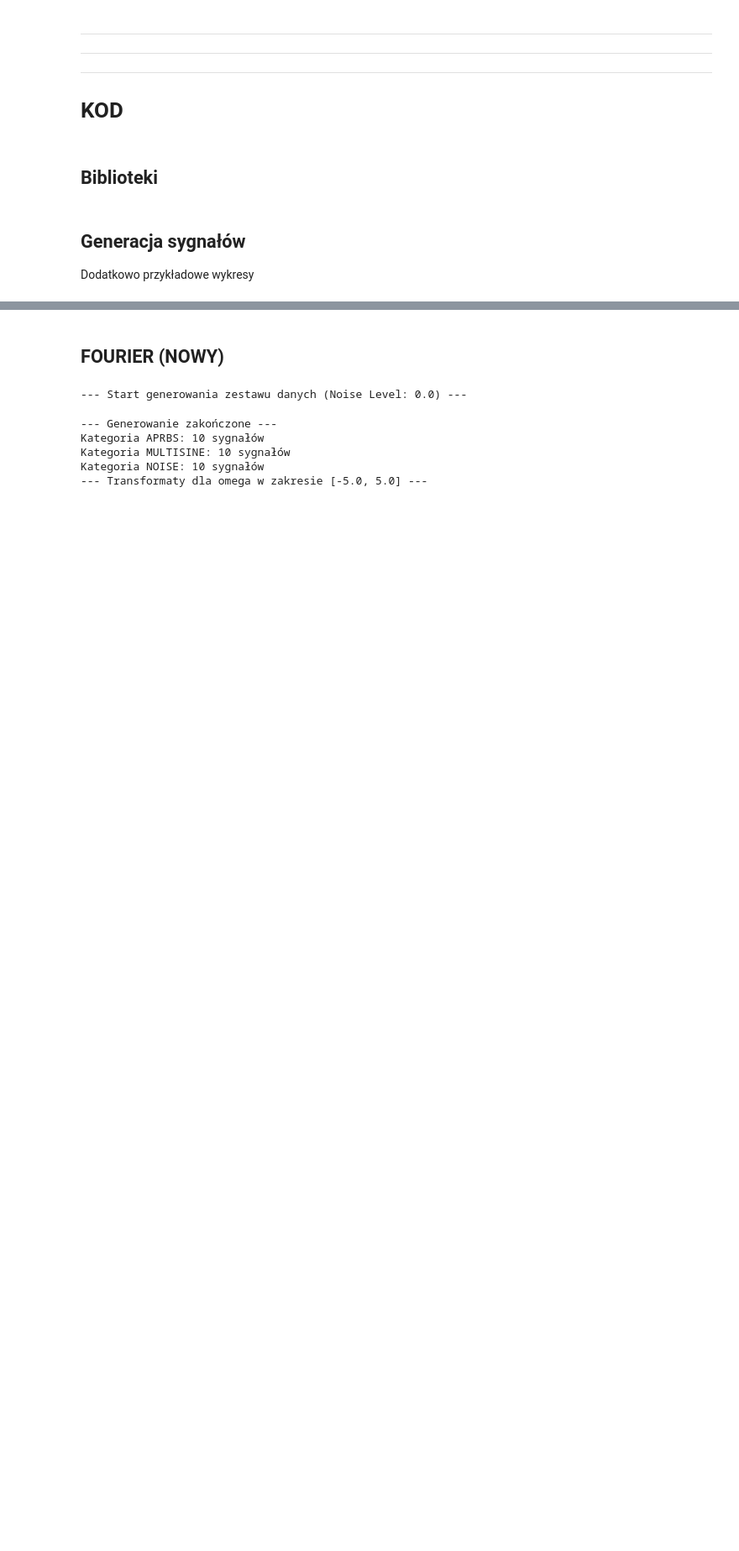
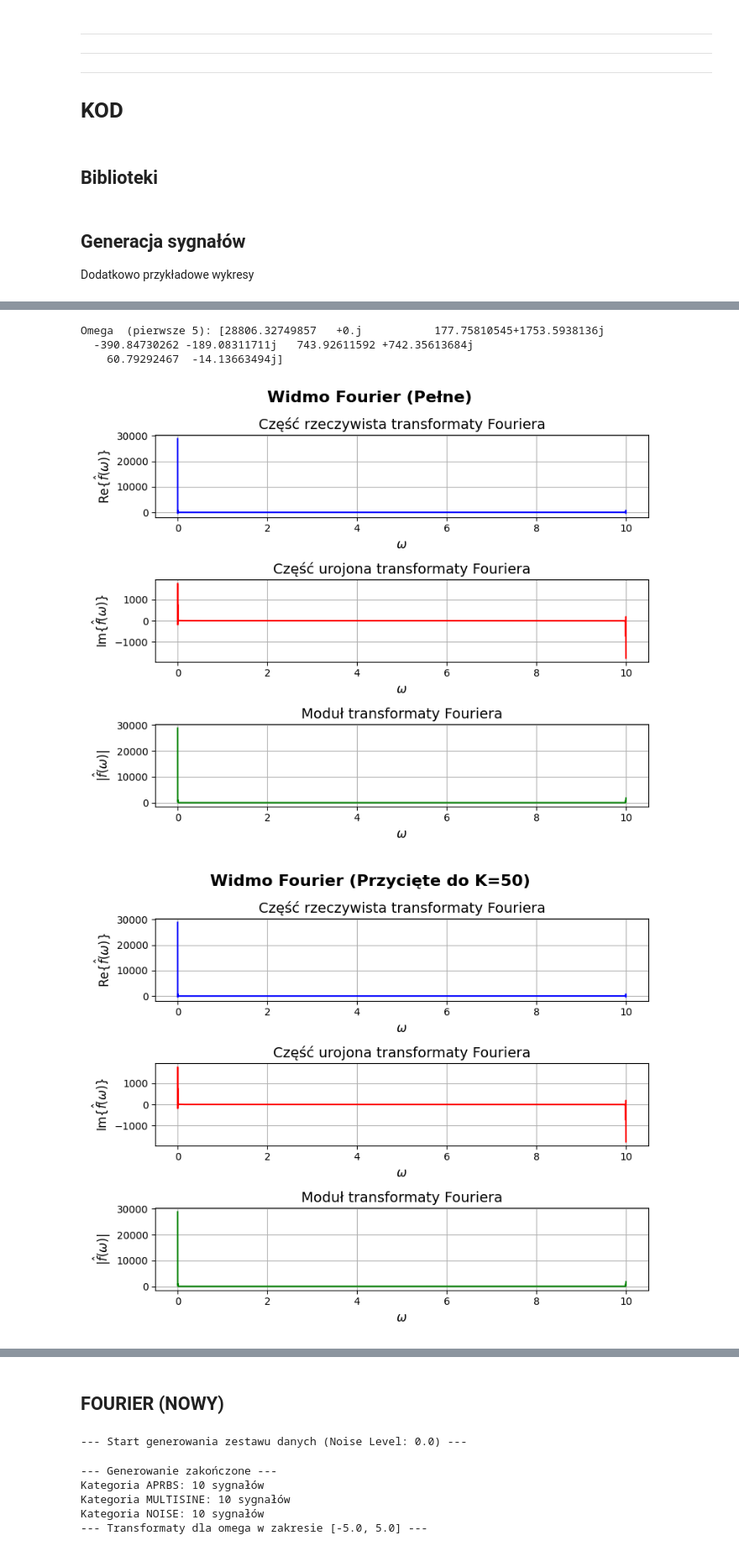
Before and after one commit to grzesiex22/Signals_1D_compression, a Jupyter notebook: main.ipynb, the cells around one changed output, grey strips where cells are left out. Shown at 84% size. Drawn from its saved outputs; the diff is of its cells as text; code cells hidden in the pictures; blank space fills up the shorter version.

```diff
--- a/main.ipynb
+++ b/main.ipynb
@@ -128,0 +131,38 @@ Trajektoria nr 1:
+# %%
+# 1. Generujemy dane
+creator = DatasetCreator(t_span=[0, 500], dt=0.1, amp_range=(3, 9), noise_level=0.0)
+dataset = creator.create_dataset(n_aprbs=10, n_multisine=10, n_noise=10)
+
+# sample_signal = dataset['aprbs'][0]  # Pobieramy pierwszy sygnał z kategorii APRBS
+sample_signal = dataset['multisine'][0]  # Pobieramy pierwszy sygnał z kategorii MULTISINE
+
+
+# 2. Inicjalizacja klasy Fourier
+fourier_engine = DiscreteFourier(sample_signal.t, sample_signal.y)
+
+k=100  # Liczba współczynników do zachowania (przycinanie)
+
+# 3. Obliczenie transformaty prostej dla zakresu częstotliwości
+omega_vec, f_omega_vec = fourier_engine.transform()
+print(f"Omega  (pierwsze 5): {f_omega_vec[:5]}")
+
+# 4. Przycinamy do 50 najważniejszych współczynników (K=50)
+f_trimmed = fourier_engine.trim_spectrum(f_omega_vec=f_omega_vec, k=k)
+
+# 4. Obliczenie transformaty odwrotnej (rekonstrukcja sygnału)
+y_reconstructed = fourier_engine.inverse_transform(f_trimmed)
+
+# 5. Wizualizacja wyników
+# Wykres widma (Część rzeczywista, urojona i moduł)
+Plotter.plot_fourier_transform(omega_vec, f_omega_vec, title="Widmo Fourier (Pełne)")
+Plotter.plot_fourier_transform(omega_vec, f_trimmed, title="Widmo Fourier (Przycięte do K=50)")
+
+# Wykres porównawczy (Oryginał vs Rekonstrukcja)
+Plotter.plot_fourier_comparison(
+    sample_signal.t,
+    sample_signal.y,
+    y_reconstructed,
+    K=k,
+    title=f"Rekonstrukcja dla analizy energii z FOURIER DYSKRETNY (K={k})"
+)
+# %% [output]
@@ -128,0 +174,5 @@ Trajektoria nr 1:
+Omega  (pierwsze 5): [28806.32749857   +0.j           177.75810545+1753.5938136j
+  -390.84730262 -189.08311711j   743.92611592 +742.35613684j
+    60.79292467  -14.13663494j]
+[figure, added]
+[figure, added]
```
Also changed, not shown: parts of 10 cells of this notebook.
